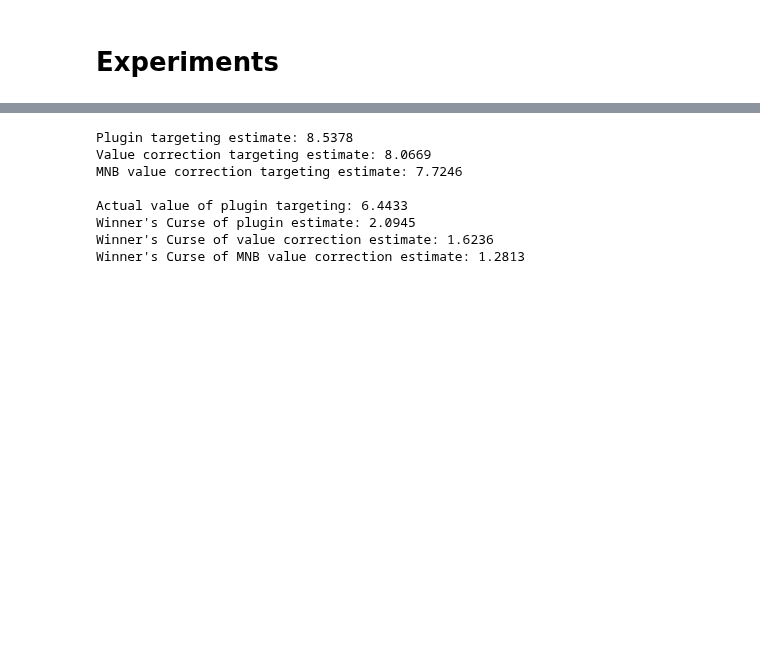
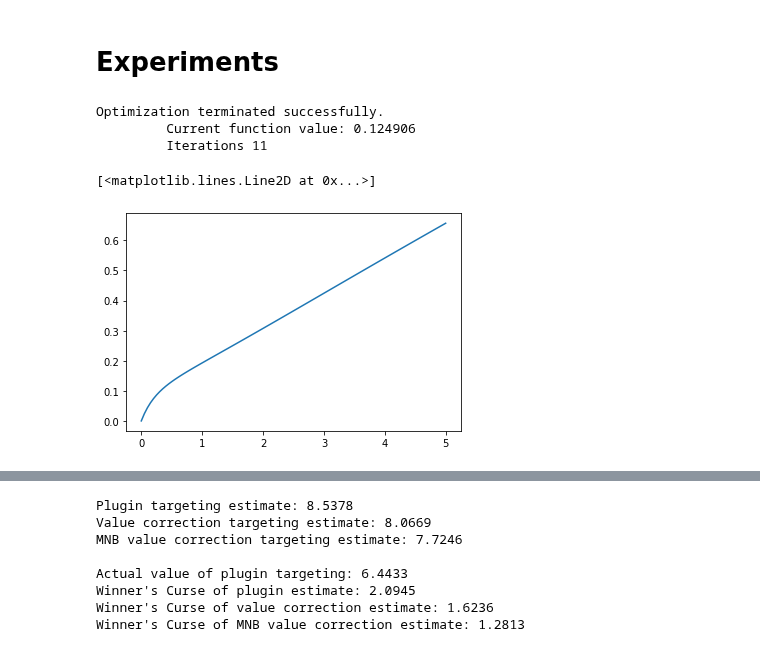
Before and after one commit to iamsikun/winners-curse, a Jupyter notebook: notebooks/price-targeting.ipynb, the cells around one changed output, grey strips where cells are left out. Saved outputs shown, nothing was run; the diff lists cells and outputs as text; code cells hidden in the pictures; blank space fills up the shorter version.

Commit message:
Sync (Incomplete pricing DGP)

```diff
--- a/notebooks/price-targeting.ipynb
+++ b/notebooks/price-targeting.ipynb
@@ -122,3 +122,39 @@ class PricingMNBValueCorrection(PricingPlugIn):
 
         # calculate the corrected treatment effect estimate
         return 2 * plugin_estimate - boot_avg
+# %%
+# parameters
+train_size = 1000
+test_size = 100
+dgp_params = {
+    'cov_dim': 1,
+    'util_map_lb': -1, 'util_map_ub': 1,
+    'price_map_lb': -5, 'price_map_ub': 0,
+    'char_mean': 1, 'char_std': 1
+}
+
+price_lb, price_ub, price_diff = 0, 5, 0.01
+
+# initialize the data generating process
+dgp = PersonalizedPricingDGP(**dgp_params)
+
+# generate training and testing data
+cov_arr, price_arr, outcome_arr = dgp.generate_training_data(
+    sample_size=train_size, price_lb=price_lb, price_ub=price_ub, price_diff=price_diff
+)
+test_cov_arr = dgp.sample_individuals(sample_size=test_size)
+
+# plugin estimator
+plugin_estmr = PricingPlugIn(cov_dim=dgp_params['cov_dim']).fit(covariates=cov_arr, prices=price_arr, outcomes=outcome_arr)
+# %% [output]
+Optimization terminated successfully.
+         Current function value: 0.124906
+         Iterations 11
+# %%
+viz_price_arr = np.linspace(price_lb, price_ub, 100)
+obj_val_arr = [plugin_estmr.objective_func(covariates=test_cov_arr, price=price) for price in viz_price_arr]
+
+plt.plot(viz_price_arr, obj_val_arr)
+# %% [output]
+[<matplotlib.lines.Line2D at 0x...>]
+[figure, added]
```
Also changed, not shown: parts of 3 cells of this notebook, 4 other files.
